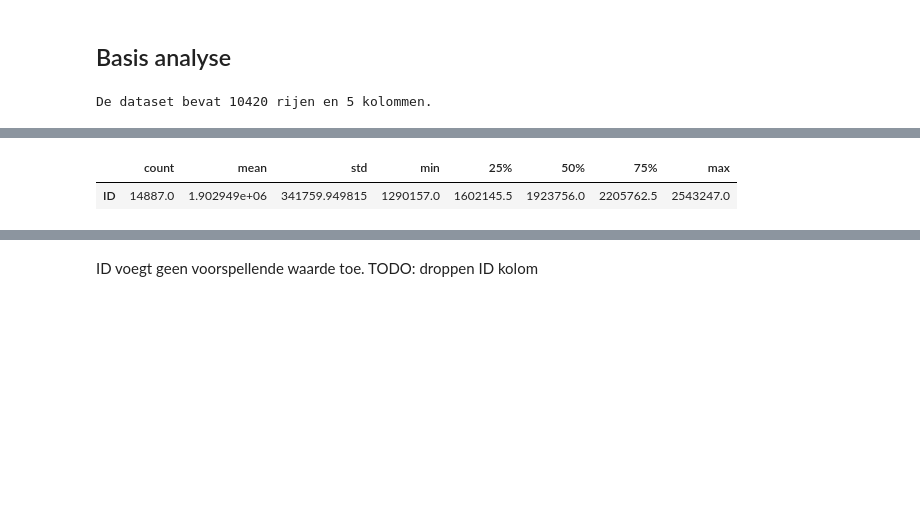
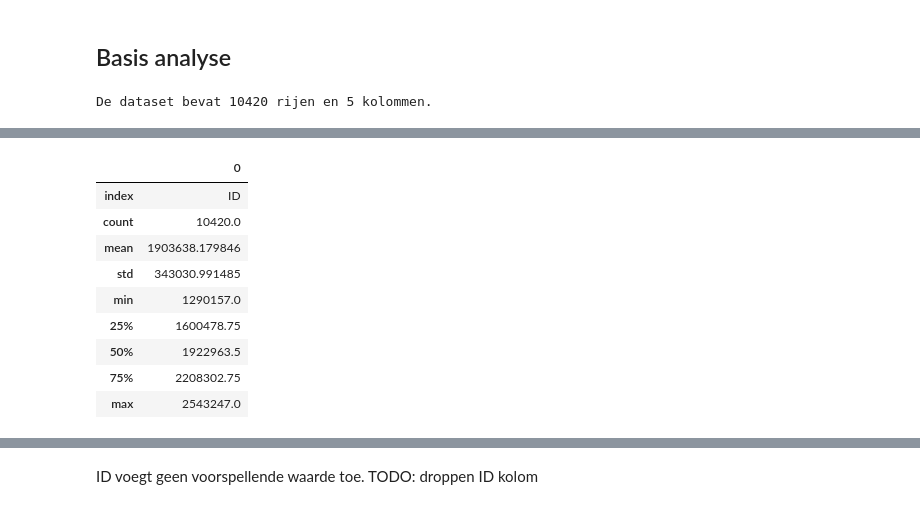
Before and after one commit to OdessaA/dataproject_1, a Jupyter notebook: EDA_klachten.ipynb, the cells around one changed output, grey strips where cells are left out. Cells and saved outputs as stored; diff of their text form; code cells hidden in the pictures; blank space fills up the shorter version.

```diff
--- a/EDA_klachten.ipynb
+++ b/EDA_klachten.ipynb
@@ -37,8 +40,18 @@ train_df.head().T
 | Product | Incasso | Hypotheek | Kredietregistratie | Consumentenkrediet | Hypotheek |
 | Omschrijving | i have just received a copy of my... | Paid {$420.00} for appraisal on h... | TransUnion is reporting a XXXX XX... | To begin with, prior to entering ... | PNC Mortgage sent {$1500.00} to a... |
 | Antwoord_bedrijf | Closed with explanation | Closed with explanation | Closed with non-monetary relief | Closed with non-monetary relief | Closed with explanation |
-# %%
-df.describe().T
-# %% [output]
-|  | count | mean | std | min | 25% | 50% | 75% | max |
-| ID | 14887.0 | 1.902949e+06 | 341759.949815 | 1290157.0 | 1602145.5 | 1923756.0 | 2205762.5 | 2543247.0 |
+# %%
+# stats numerieke variabelen
+stats_num = train_df.describe(include='int64').T.reset_index().T
+stats_num
+# %% [output]
+|  | 0 |
+| index | ID |
+| count | 10420.0 |
+| mean | 1903638.179846 |
+| std | 343030.991485 |
+| min | 1290157.0 |
+| 25% | 1600478.75 |
+| 50% | 1922963.5 |
+| 75% | 2208302.75 |
+| max | 2543247.0 |
```
Also changed, not shown: parts of 10 cells of this notebook.
